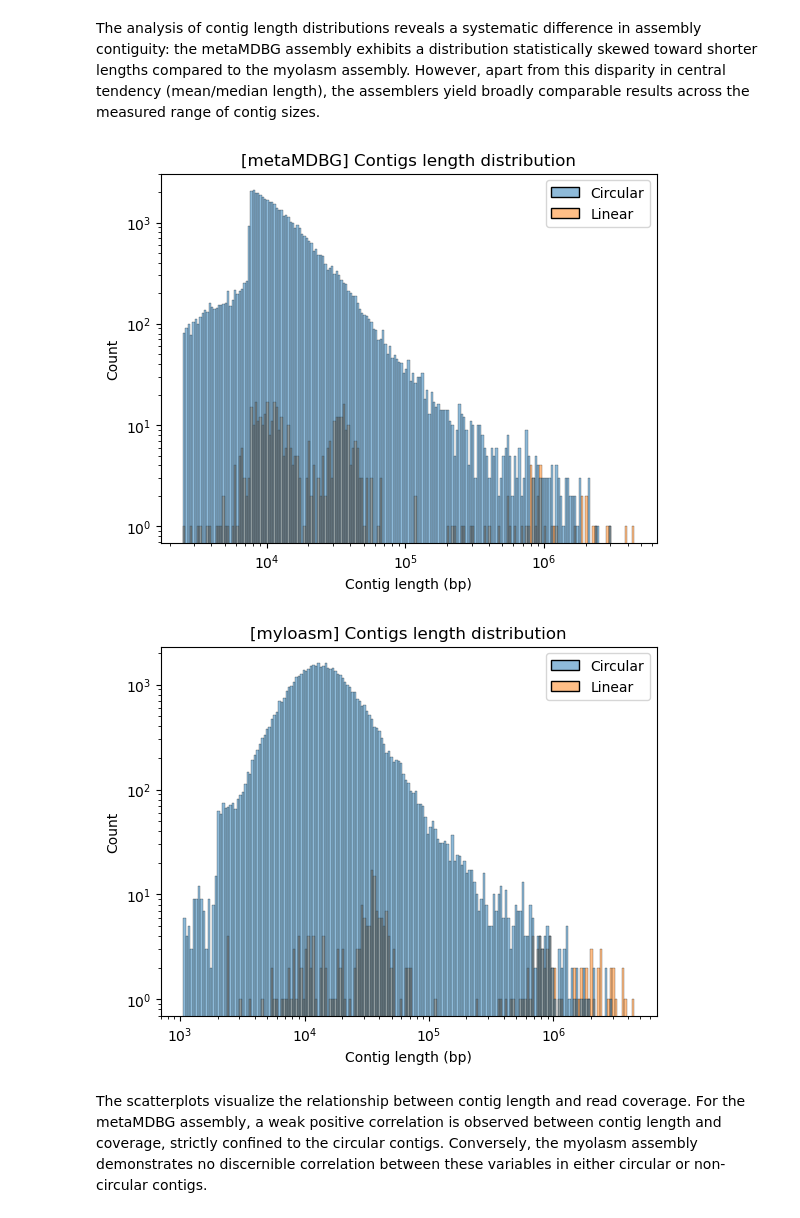
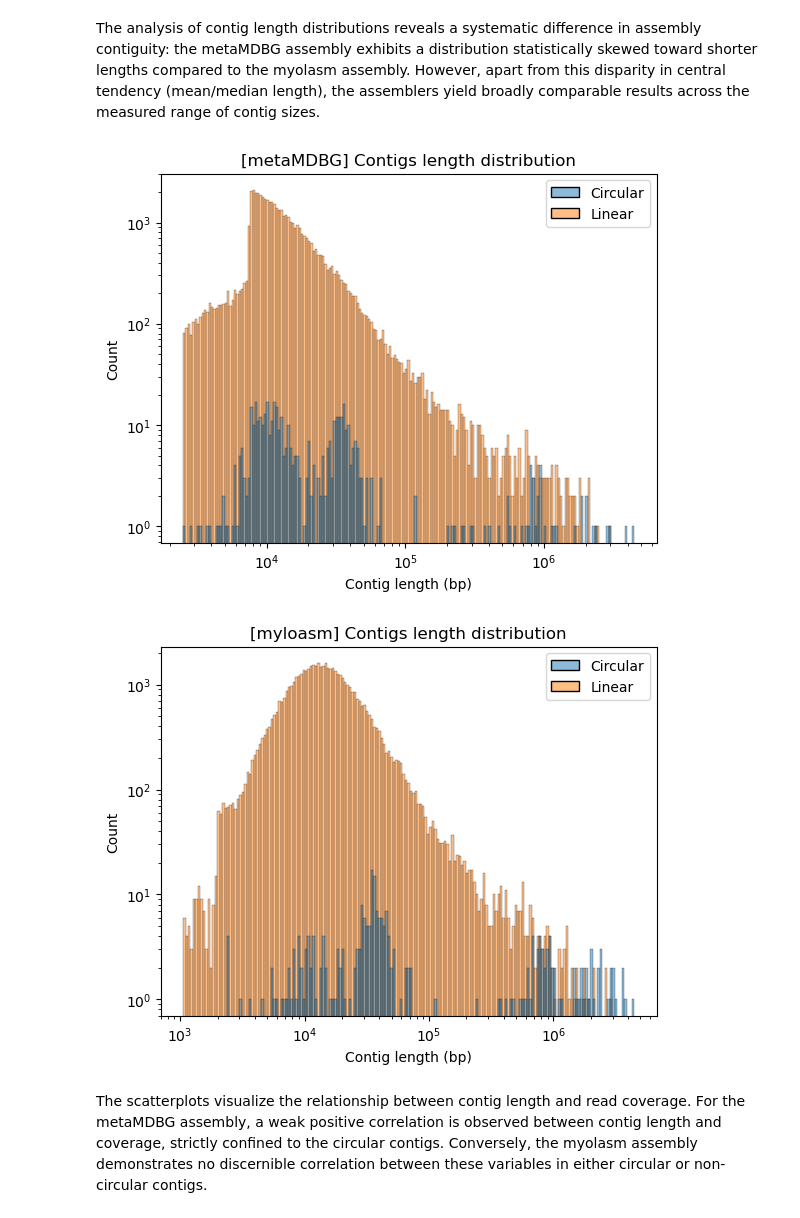
Before and after one commit to vilifo/BZD_final_assignment, a Jupyter notebook: BZD.ipynb, the cells around one changed output. Cells and saved outputs as stored; diff of their text form; code cells hidden in the pictures.

Commit message:
fixed error in contigs length distribution and removed css blocks

```diff
--- a/BZD.ipynb
+++ b/BZD.ipynb
@@ -112,23 +112,23 @@ dtype: int64
 # %% [markdown]
 The analysis of contig length distributions reveals a systematic difference in assembly contiguity: the metaMDBG assembly exhibits a distribution statistically skewed toward shorter lengths compared to the myolasm assembly. However, apart from this disparity in central tendency (mean/median length), the assemblers yield broadly comparable results across the measured range of contig sizes.
 # %%
-circular_length_df = {"Circular": meta_contigs[~meta_contigs["circular"]]["length"],
-                      "Linear": meta_contigs[meta_contigs["circular"]]["length"]}
+circular_length_df = {"Circular": meta_contigs[meta_contigs["circular"]]["length"],
+                      "Linear": meta_contigs[~meta_contigs["circular"]]["length"]}
 sns.histplot(circular_length_df, log_scale=True)
 plt.title("[metaMDBG] Contigs length distribution")
 plt.xlabel("Contig length (bp)")
 plt.yscale("log")
 # %% [output]
-[figure, old version]
+[figure, new version]
 # %%
-circular_length_df = {"Circular": mylo_contigs[~mylo_contigs["circular"]]["length"],
-                      "Linear": mylo_contigs[mylo_contigs["circular"]]["length"]}
+circular_length_df = {"Circular": mylo_contigs[mylo_contigs["circular"]]["length"],
+                      "Linear": mylo_contigs[~mylo_contigs["circular"]]["length"]}
 sns.histplot(circular_length_df, log_scale=True)
 plt.title("[myloasm] Contigs length distribution")
 plt.xlabel("Contig length (bp)")
 plt.yscale("log")
 # %% [output]
-[figure, old version]
+[figure, new version]
 # %% [markdown]
 The scatterplots visualize the relationship between contig length and read coverage. For the metaMDBG assembly, a weak positive correlation is observed between contig length and coverage, strictly confined to the circular contigs. Conversely, the myolasm assembly demonstrates no discernible correlation between these variables in either circular or non-circular contigs.
 # %%
```
Also changed, not shown: parts of 3 cells of this notebook, 26 other files.
